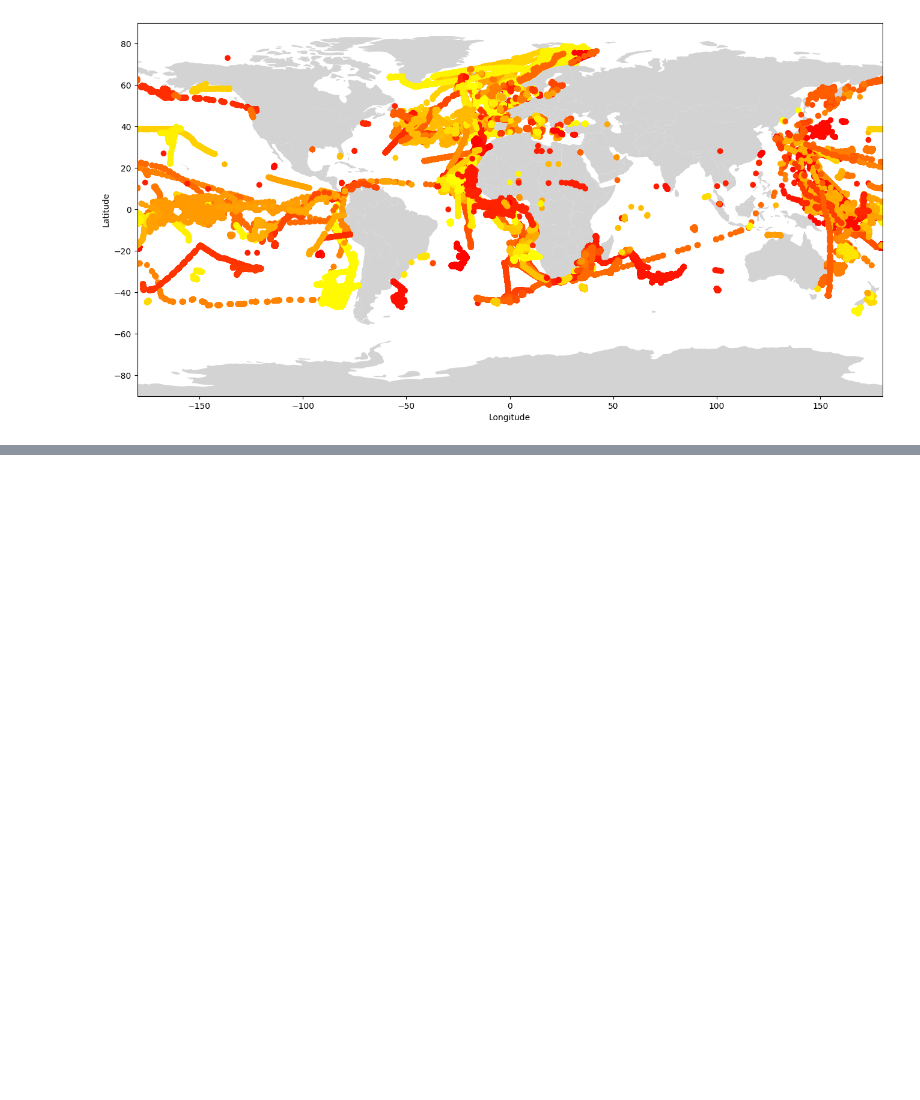
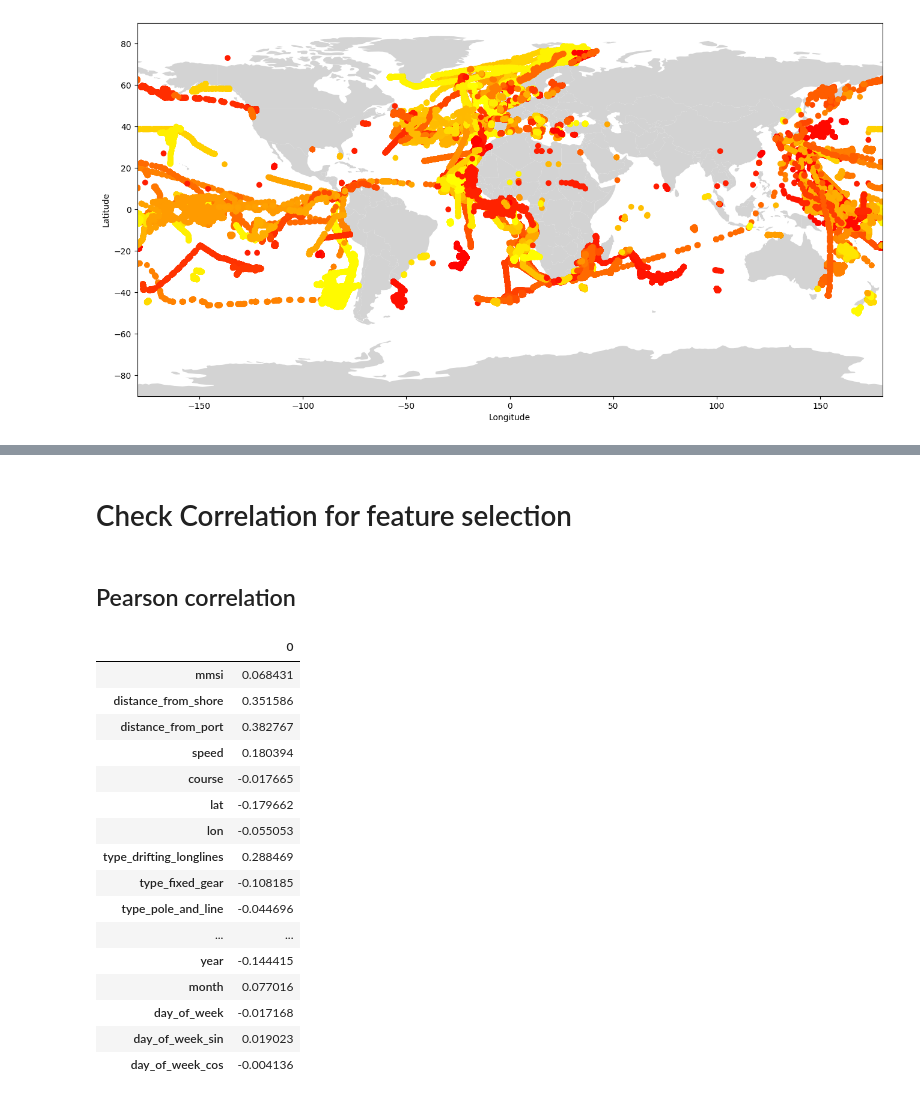
Before and after one commit to DukeDucray/fishing_classification, a Jupyter notebook: notebook/grace.ipynb, the cells around one changed output, grey strips where cells are left out. Drawn from its saved outputs; the diff is of its cells as text; code cells hidden in the pictures; blank space fills up the shorter version.

```diff
--- a/notebook/grace.ipynb
+++ b/notebook/grace.ipynb
@@ -311,0 +317,4 @@ plt.show()
+# %% [markdown]
+# Check Correlation for feature selection
+# %% [markdown]
+## Pearson correlation
@@ -311,0 +323,25 @@ plt.show()
+# %%
+corr = r_regression(X, y)
+# %%
+col_names = list(X.columns)
+# %%
+df_corr = pd.DataFrame(corr, col_names)
+df_corr
+# %% [output]
+|  | 0 |
+| mmsi | 0.068431 |
+| distance_from_shore | 0.351586 |
+| distance_from_port | 0.382767 |
+| speed | 0.180394 |
+| course | -0.017665 |
+| lat | -0.179662 |
+| lon | -0.055053 |
+| type_drifting_longlines | 0.288469 |
+| type_fixed_gear | -0.108185 |
+| type_pole_and_line | -0.044696 |
+| ... | ... |
+| year | -0.144415 |
+| month | 0.077016 |
+| day_of_week | -0.017168 |
+| day_of_week_sin | 0.019023 |
+| day_of_week_cos | -0.004136 |
```
Also changed, not shown: parts of 13 cells of this notebook.
